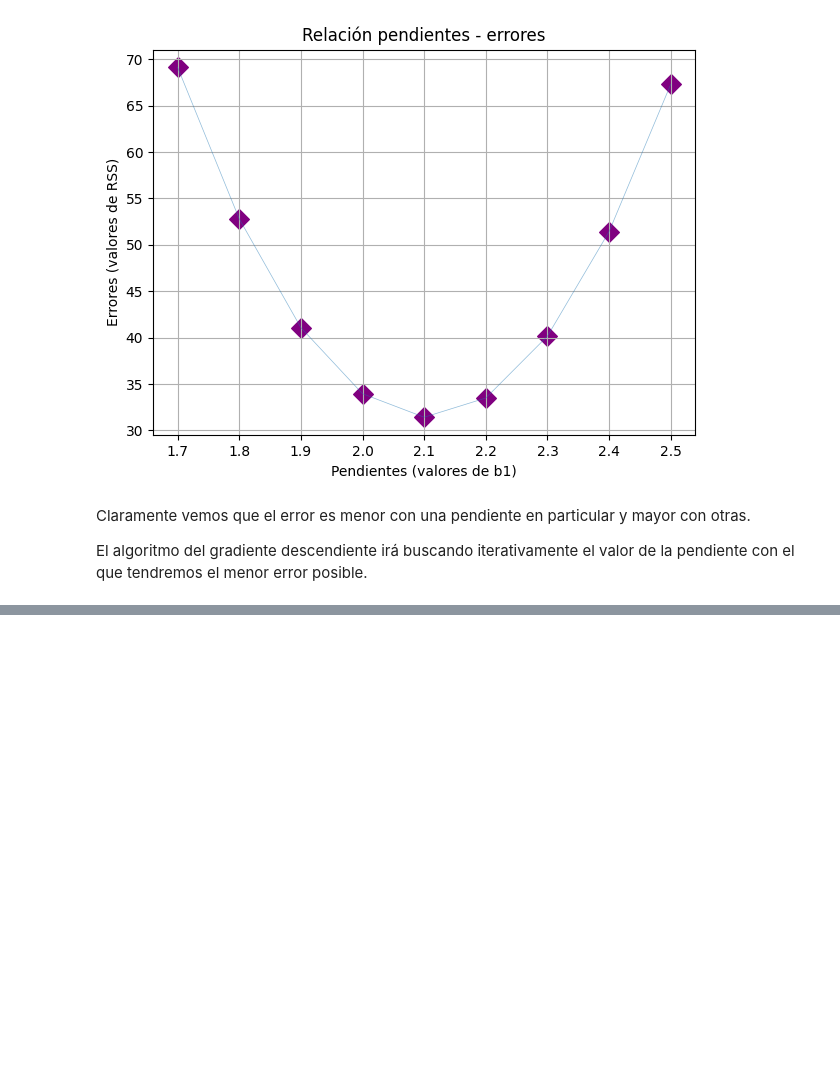
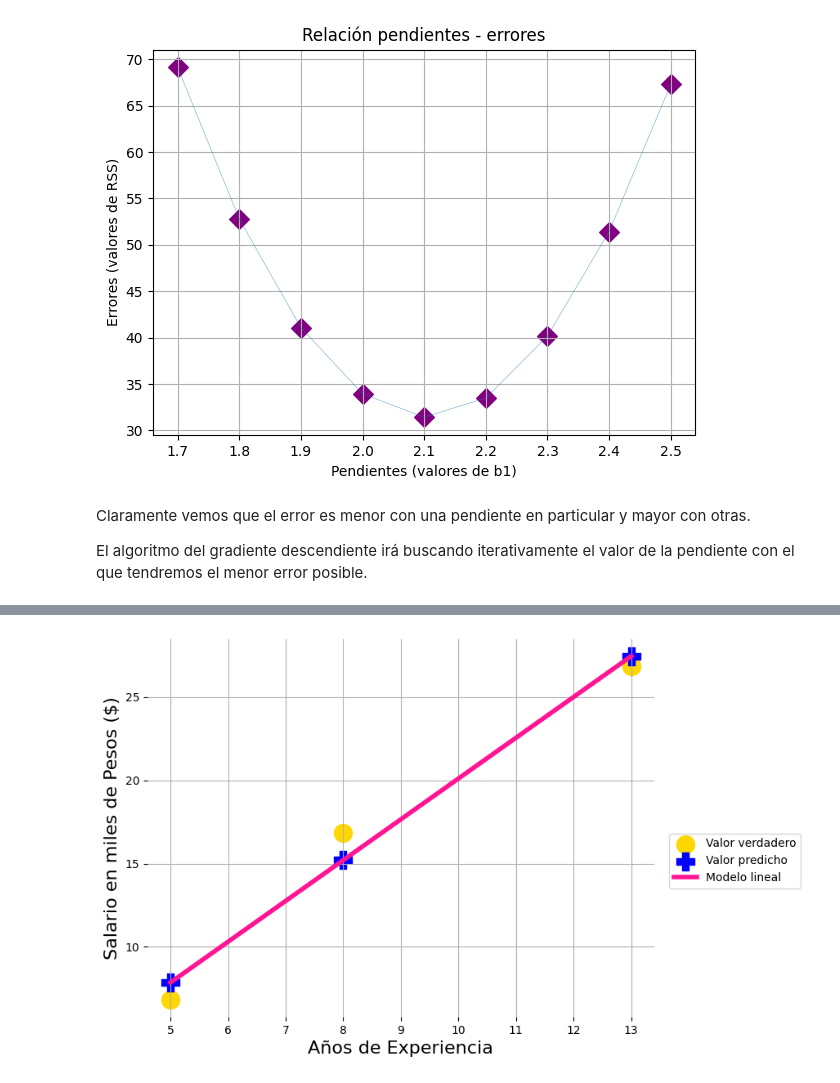
Before and after one commit to sbfanton/python-courses, a Jupyter notebook: codigo_maquina/Nivel_5_Aprendizaje_de_maquina/26_Gradiente_descendiente.ipynb, the cells around one changed output, grey strips where cells are left out. Cells and saved outputs as stored; diff of their text form; code cells hidden in the pictures; blank space fills up the shorter version.

```diff
--- a/codigo_maquina/Nivel_5_Aprendizaje_de_maquina/26_Gradiente_descendiente.ipynb
+++ b/codigo_maquina/Nivel_5_Aprendizaje_de_maquina/26_Gradiente_descendiente.ipynb
@@ -117,0 +206,20 @@ El algoritmo del gradiente descendiente irá buscando iterativamente el valor de
+# %%
+plt.figure(figsize=(8, 6))
+
+plt.scatter(experiencia, salario, color="gold", s=250,
+            marker="o", label="Valor verdadero")
+
+plt.scatter(experiencia, modelo.predict(experiencia),
+            color="blue", s=250, marker="P", label="Valor predicho")
+
+plt.plot(experiencia, modelo.predict(experiencia),
+         linewidth=4, color="deeppink", label="Modelo lineal")
+
+plt.ylabel("Salario en miles de Pesos ($)", size=16)
+plt.xlabel("Años de Experiencia", size=16)
+plt.legend(bbox_to_anchor=(1.3, 0.5))
+plt.grid()
+plt.box(False)
+plt.show()
+# %% [output]
+[figure, added]
```
Also changed, not shown: parts of 22 cells of this notebook.
